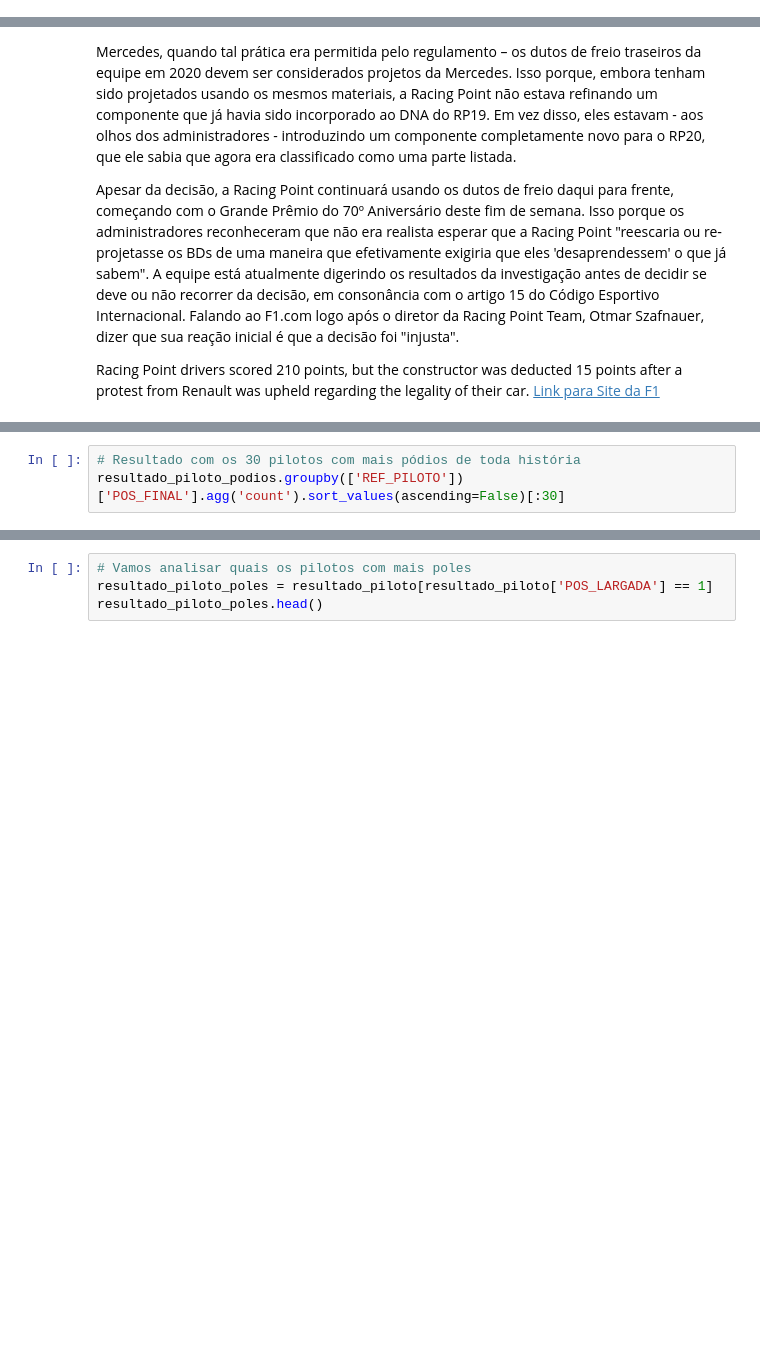
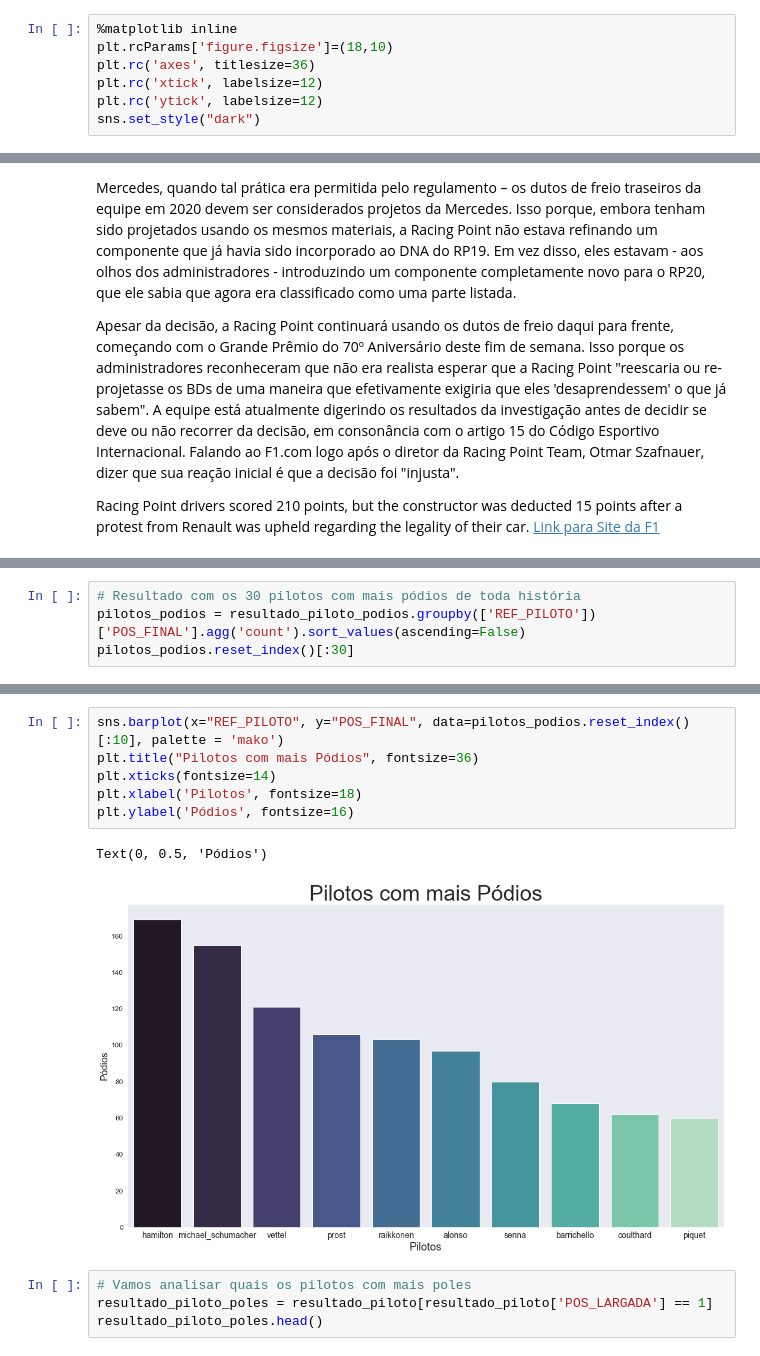
Before and after one commit to ebraimcarvalho/my-way, a Jupyter notebook: gama_accenture/DESAFIO/gama_mario_kart.ipynb, the cells around one changed output, grey strips where cells are left out. Cells and saved outputs as stored; diff of their text form; blank space fills up the shorter version.

```diff
--- a/gama_accenture/DESAFIO/gama_mario_kart.ipynb
+++ b/gama_accenture/DESAFIO/gama_mario_kart.ipynb
@@ -396,4 +398,11 @@ import pandas as pd
 import sqlalchemy
+# %%
+%matplotlib inline
+plt.rcParams['figure.figsize']=(18,10)
+plt.rc('axes', titlesize=36)
+plt.rc('xtick', labelsize=12)
+plt.rc('ytick', labelsize=12)
+sns.set_style("dark")
 # %%
 # Instalando a biblioteca pymsql para conectar ao banco mysql
 !pip install pymysql
@@ -847,5 +771,6 @@ resultado_piloto_podios.head()
 | 8 | 169 | 26 | 1 | 1 | 4 | 1 | 10 | ... |
 # %%
 # Resultado com os 30 pilotos com mais pódios de toda história
-resultado_piloto_podios.groupby(['REF_PILOTO'])['POS_FINAL'].agg('count').sort_values(ascending=False)[:30]
+pilotos_podios = resultado_piloto_podios.groupby(['REF_PILOTO'])['POS_FINAL'].agg('count').sort_values(ascending=False)
+pilotos_podios.reset_index()[:30]
 # %% [output]
@@ -869,3 +794,12 @@ Name: POS_FINAL, dtype: int64
+# %%
+sns.barplot(x="REF_PILOTO", y="POS_FINAL", data=pilotos_podios.reset_index()[:10], palette = 'mako')
+plt.title("Pilotos com mais Pódios", fontsize=36)
+plt.xticks(fontsize=14)
+plt.xlabel('Pilotos', fontsize=18)
+plt.ylabel('Pódios', fontsize=16)
+# %% [output]
+Text(0, 0.5, 'Pódios')
+[figure, added]
 # %%
 # Vamos analisar quais os pilotos com mais poles
 resultado_piloto_poles = resultado_piloto[resultado_piloto['POS_LARGADA'] == 1]
```
Also changed, not shown: parts of 21 cells of this notebook, 3 other files.
